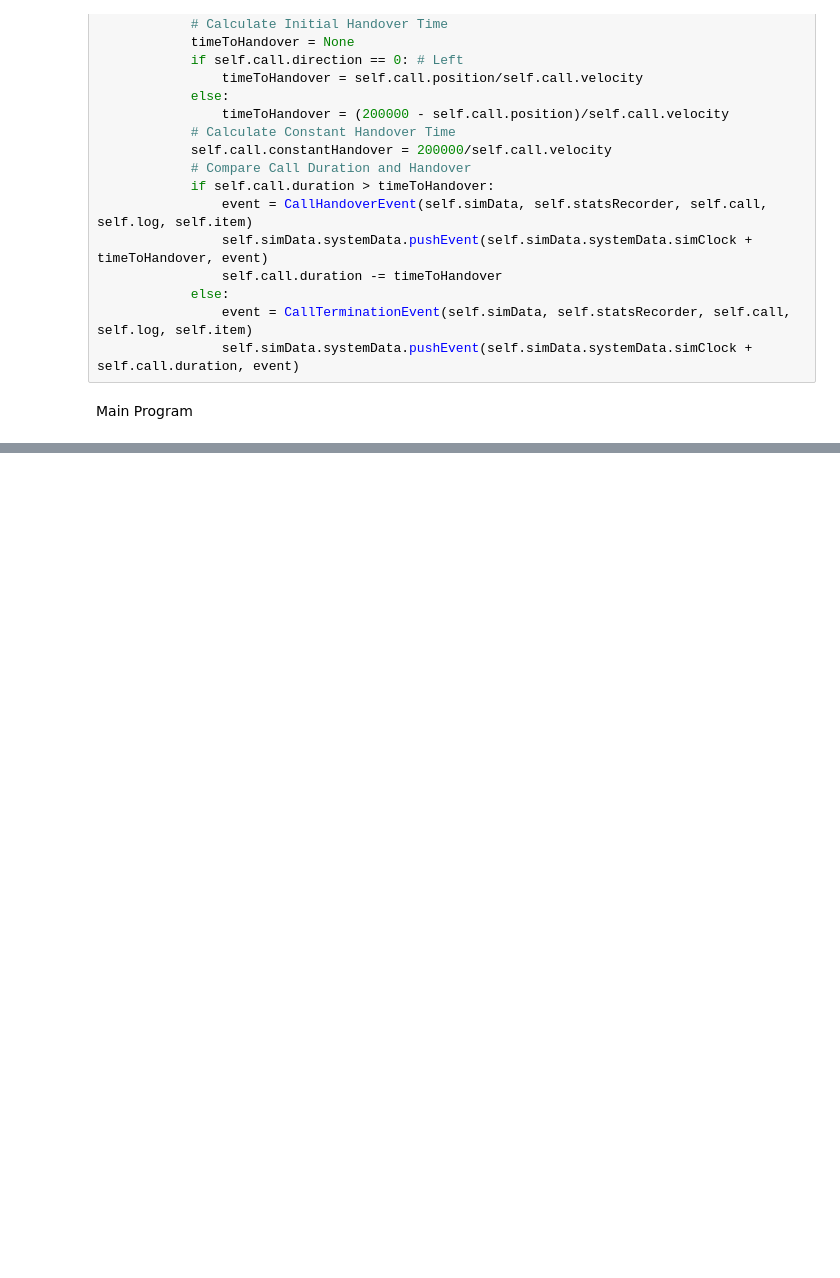
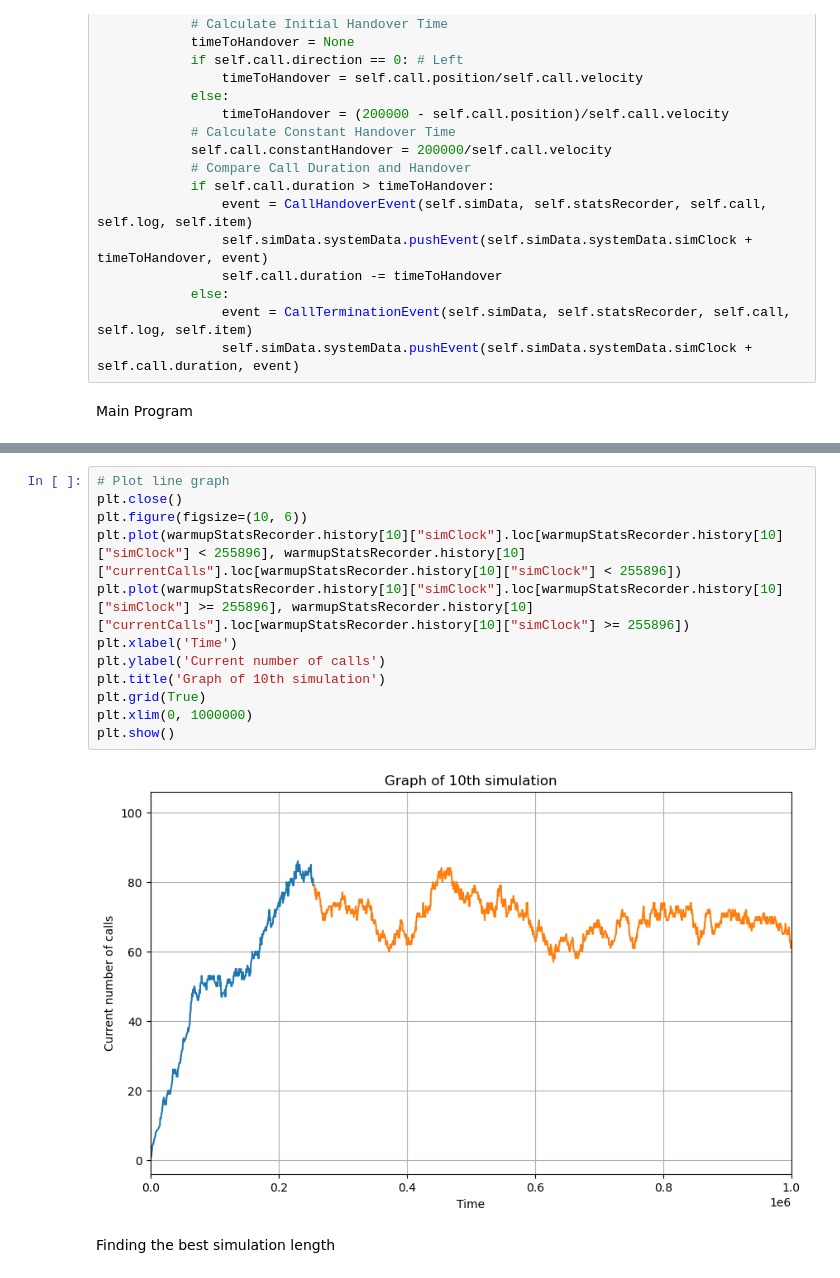
Before and after one commit to sojs-coding/HighwayCallSim, a Jupyter notebook: SC4054 Simulation.ipynb, the cells around one changed output, grey strips where cells are left out. Drawn from its saved outputs; the diff is of its cells as text; blank space fills up the shorter version.

```diff
--- a/SC4054 Simulation.ipynb
+++ b/SC4054 Simulation.ipynb
@@ -361,0 +475,16 @@ Begin Simulation Test Run
+# %%
+# Plot line graph
+plt.close()
+plt.figure(figsize=(10, 6))
+plt.plot(warmupStatsRecorder.history[10]["simClock"].loc[warmupStatsRecorder.history[10]["simClock"] < 255896], warmupStatsRecorder.history[10]["currentCalls"].loc[warmupStatsRecorder.history[10]["simClock"] < 255896])
+plt.plot(warmupStatsRecorder.history[10]["simClock"].loc[warmupStatsRecorder.history[10]["simClock"] >= 255896], warmupStatsRecorder.history[10]["currentCalls"].loc[warmupStatsRecorder.history[10]["simClock"] >= 255896])
+plt.xlabel('Time')
+plt.ylabel('Current number of calls')
+plt.title('Graph of 10th simulation')
+plt.grid(True)
+plt.xlim(0, 1000000)
+plt.show()
+# %% [output]
+[figure, added]
+# %% [markdown]
+Finding the best simulation length
```
Also changed, not shown: parts of 35 cells of this notebook.
